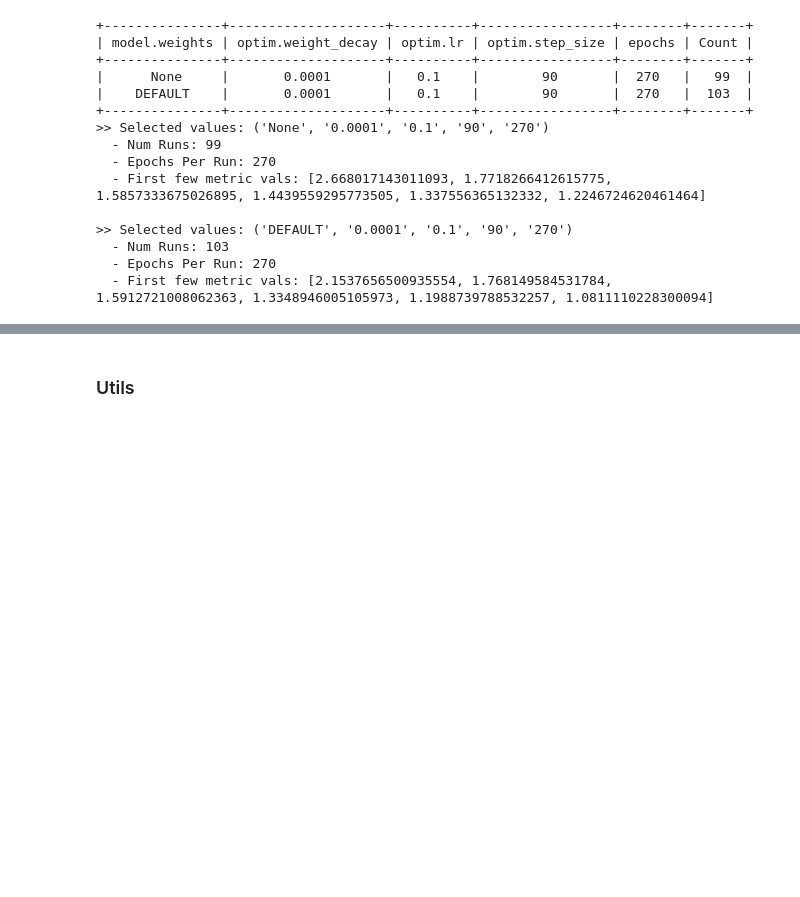
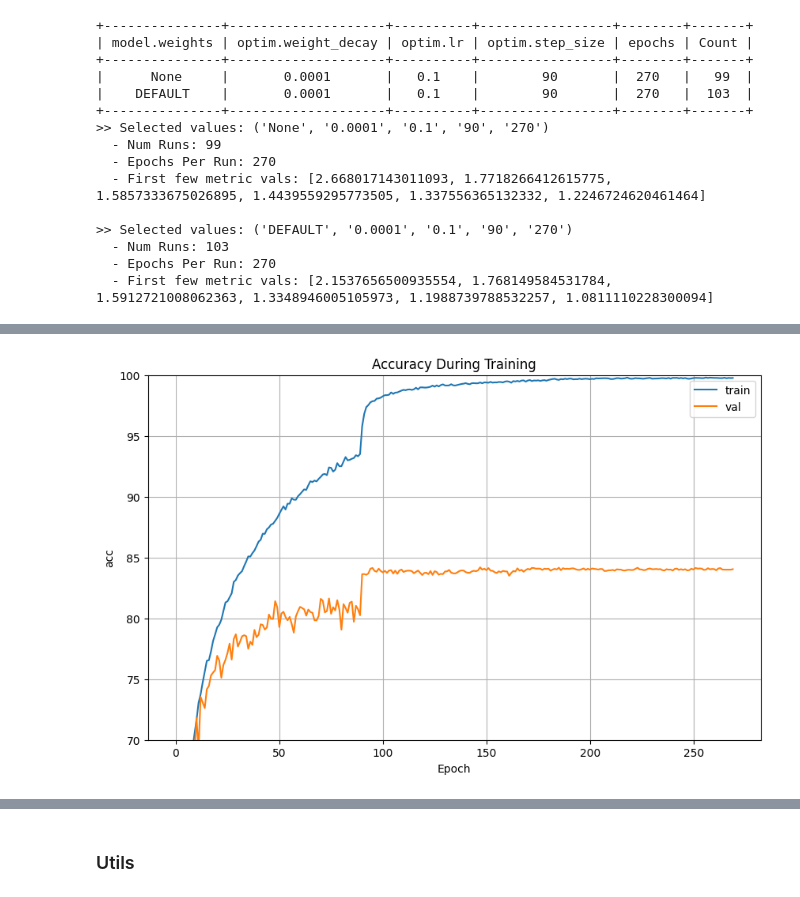
Before and after one commit to drothermel/dr_gen, a Jupyter notebook: notebooks/calc_metrics.ipynb, the cells around one changed output, grey strips where cells are left out. Drawn from its saved outputs; the diff is of its cells as text; code cells hidden in the pictures; blank space fills up the shorter version.

```diff
--- a/notebooks/calc_metrics.ipynb
+++ b/notebooks/calc_metrics.ipynb
@@ -271,0 +286,14 @@ for k, v in selected_metrics.items():
+# %%
+# Example: Plot multiple splits for same run
+pu.plot_lines(
+    pu.get_plt_cfg(
+        ylabel="acc", title="Accuracy During Training",
+        ylim=(70, 100), labels=['train', 'val']
+    ),
+    [
+        rp.get_run_metrics(all_runs_metrics, "train", "acc1", 0),
+        rp.get_run_metrics(all_runs_metrics, "val", "acc1", 0),
+    ],
+)
+# %% [output]
+[figure, added]
```
Also changed, not shown: parts of 8 cells of this notebook, 2 other files.
